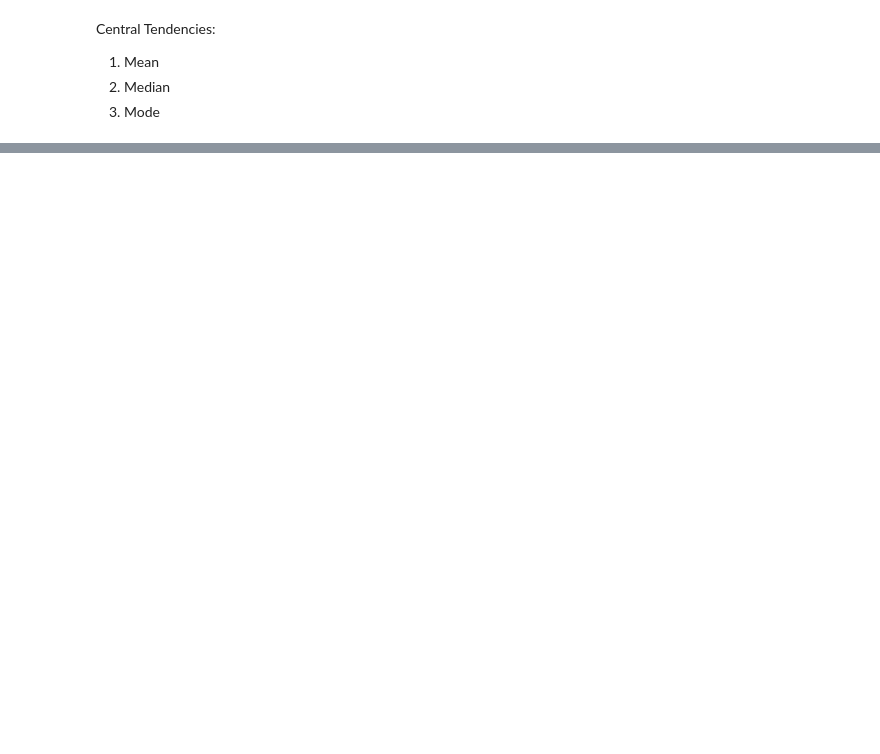
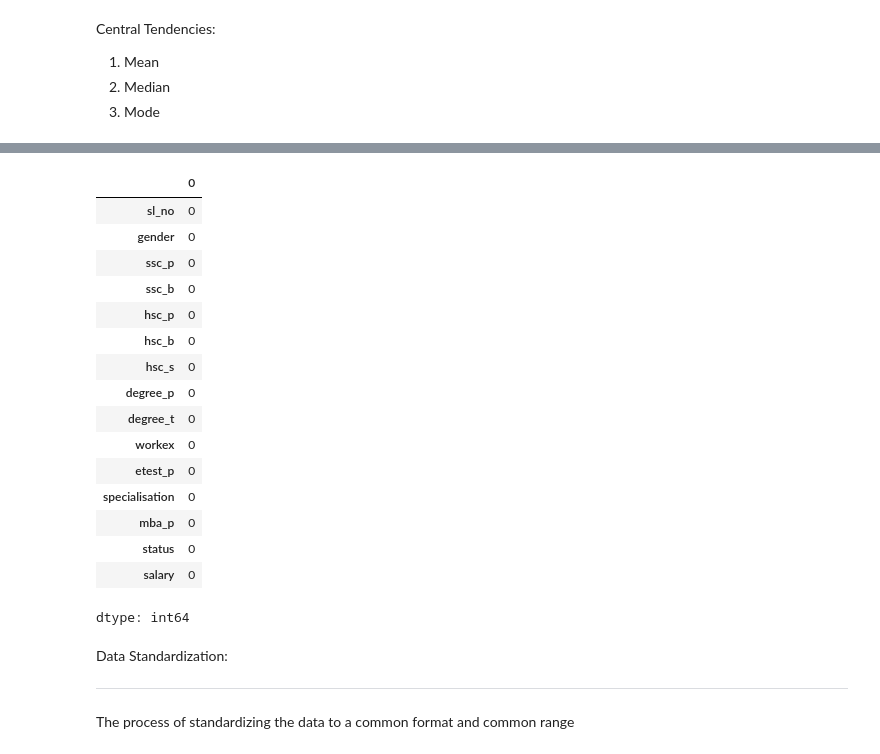
Before and after one commit to Shalu-Yadav0811/Machine-Learning-Practice, a Jupyter notebook: GoogleColaboratory_Basics.ipynb, the cells around one changed output, grey strips where cells are left out. Drawn from its saved outputs; the diff is of its cells as text; code cells hidden in the pictures; blank space fills up the shorter version.

```diff
--- a/GoogleColaboratory_Basics.ipynb
+++ b/GoogleColaboratory_Basics.ipynb
@@ -972,0 +1106,3 @@ sns.distplot(dataset.salary)
+# %%
+# Drop missing values
+salarty_dataset.dropna(how='any',inplace=True)
@@ -972,0 +1113,26 @@ sns.distplot(dataset.salary)
+# %%
+salarty_dataset.isnull().sum()
+# %% [output]
+|  | 0 |
+| sl_no | 0 |
+| gender | 0 |
+| ssc_p | 0 |
+| ssc_b | 0 |
+| hsc_p | 0 |
+| hsc_b | 0 |
+| hsc_s | 0 |
+| degree_p | 0 |
+| degree_t | 0 |
+| workex | 0 |
+| etest_p | 0 |
+| specialisation | 0 |
+| mba_p | 0 |
+| status | 0 |
+| salary | 0 |
+dtype: int64
+# %% [markdown]
+Data Standardization:
+
+---
+
+The process of standardizing the data to a common format and common range
```
Also changed, not shown: parts of 40 cells of this notebook.
